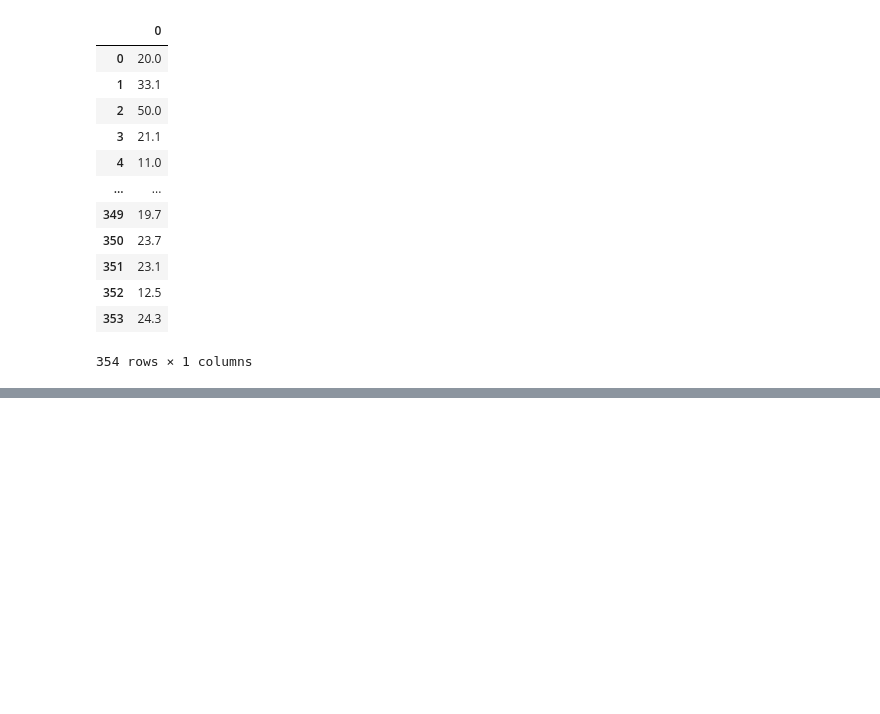
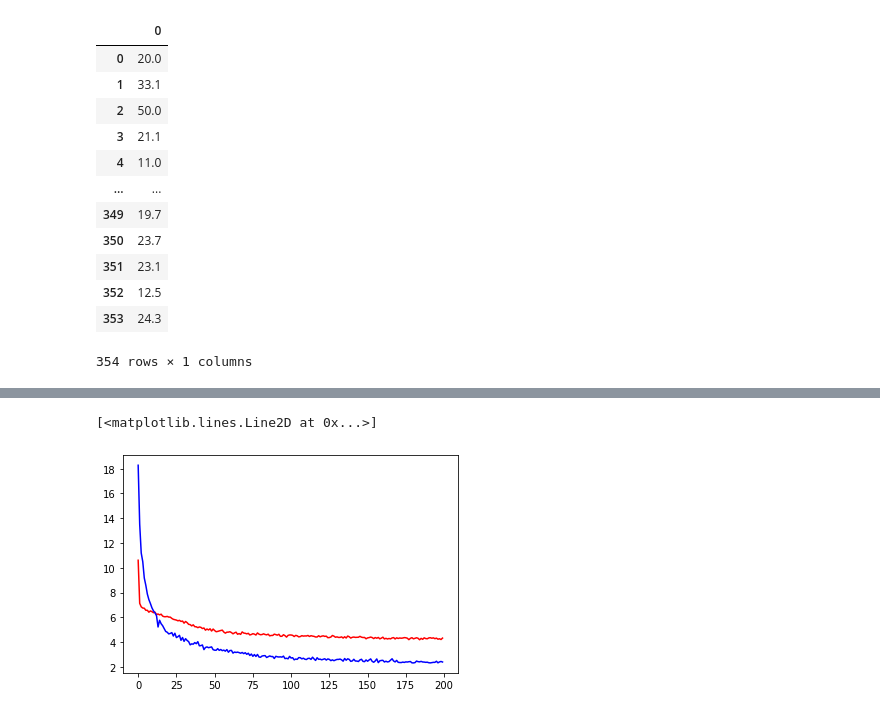
Before and after one commit to DaniloBenjamin/Deep_Learning, a Jupyter notebook: boston_housing/redes_neurais_densas_01.ipynb, the cells around one changed output, grey strips where cells are left out. Cells and saved outputs as stored; diff of their text form; code cells hidden in the pictures; blank space fills up the shorter version.

```diff
--- a/boston_housing/redes_neurais_densas_01.ipynb
+++ b/boston_housing/redes_neurais_densas_01.ipynb
@@ -136,0 +143,3 @@ analise.plot()
+# %%
+x_treino_2=treino[[i for i in range(0,13)]].values
+x_teste_2=teste[[i for i in range(0,13)]].values
@@ -136,0 +150,8 @@ analise.plot()
+# %%
+model_2 = Sequential()
+model_2.add(Input(shape=(13,)))
+model_2.add(Dense(144, activation='relu'))
+model_2.add(Dense(100, activation='relu'))
+model_2.add(Dense(1, activation='linear'))
+
+model_2.summary()
@@ -136,0 +174,4 @@ analise.plot()
+# %%
+model_2.compile(loss='mae')
+# %%
+tentativa_2 = model_2.fit(x_treino_2, y_treino, epochs=200, batch_size = 6)
@@ -136,0 +196,6 @@ analise.plot()
+# %%
+plt.plot(tentativa_1.history['loss'], 'r-')
+plt.plot(tentativa_2.history['loss'], 'b-')
+# %% [output]
+[<matplotlib.lines.Line2D at 0x...>]
+[figure, added]
```
Also changed, not shown: parts of 25 cells of this notebook.
